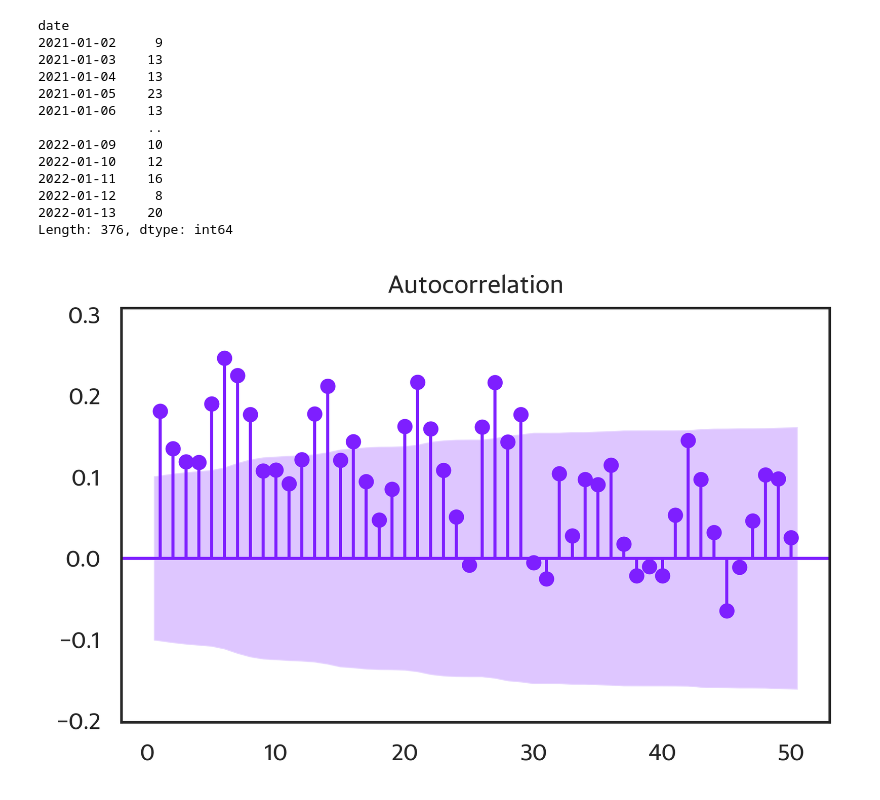
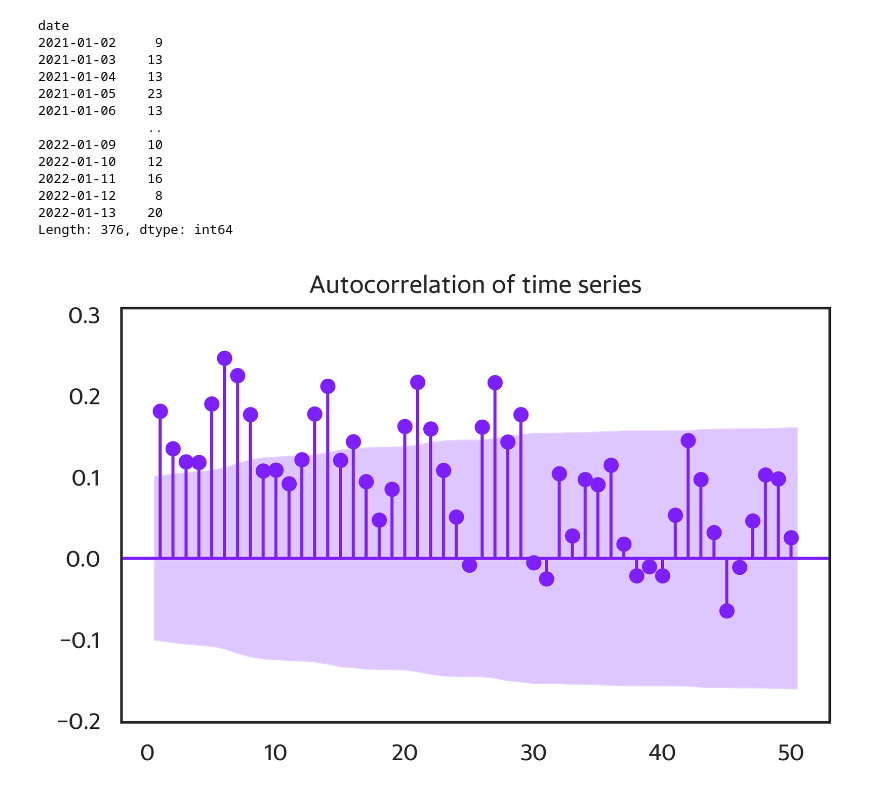
Before and after one commit to jamienathan/nlp-search, a Jupyter notebook: nocode-test.ipynb, the cells around one changed output. Drawn from its saved outputs; the diff is of its cells as text; code cells hidden in the pictures.

```diff
--- a/nocode-test.ipynb
+++ b/nocode-test.ipynb
@@ -461,9 +461,11 @@ Length: 376, dtype: int64
 # %%
 from statsmodels.graphics.tsaplots import plot_acf
 
+
 fig, ax = plt.subplots(figsize=(5,3), dpi=600)
 daily_queries = df.groupby('date').size()
-plot_acf(x=daily_queries, lags=50, ax=ax, use_vlines=True, missing='conservative', zero=False, auto_ylims=True, title='Autocorrelation Plot')
+plot_acf(x=daily_queries, lags=50, ax=ax, use_vlines=True, missing='conservative', zero=False, auto_ylims=True, title='Autocorrelation of time series')
+
 plt.show()
 # %% [output]
-[figure, old version]
+[figure, new version]
```
Also changed, not shown: parts of 6 cells of this notebook, 11 other files.
